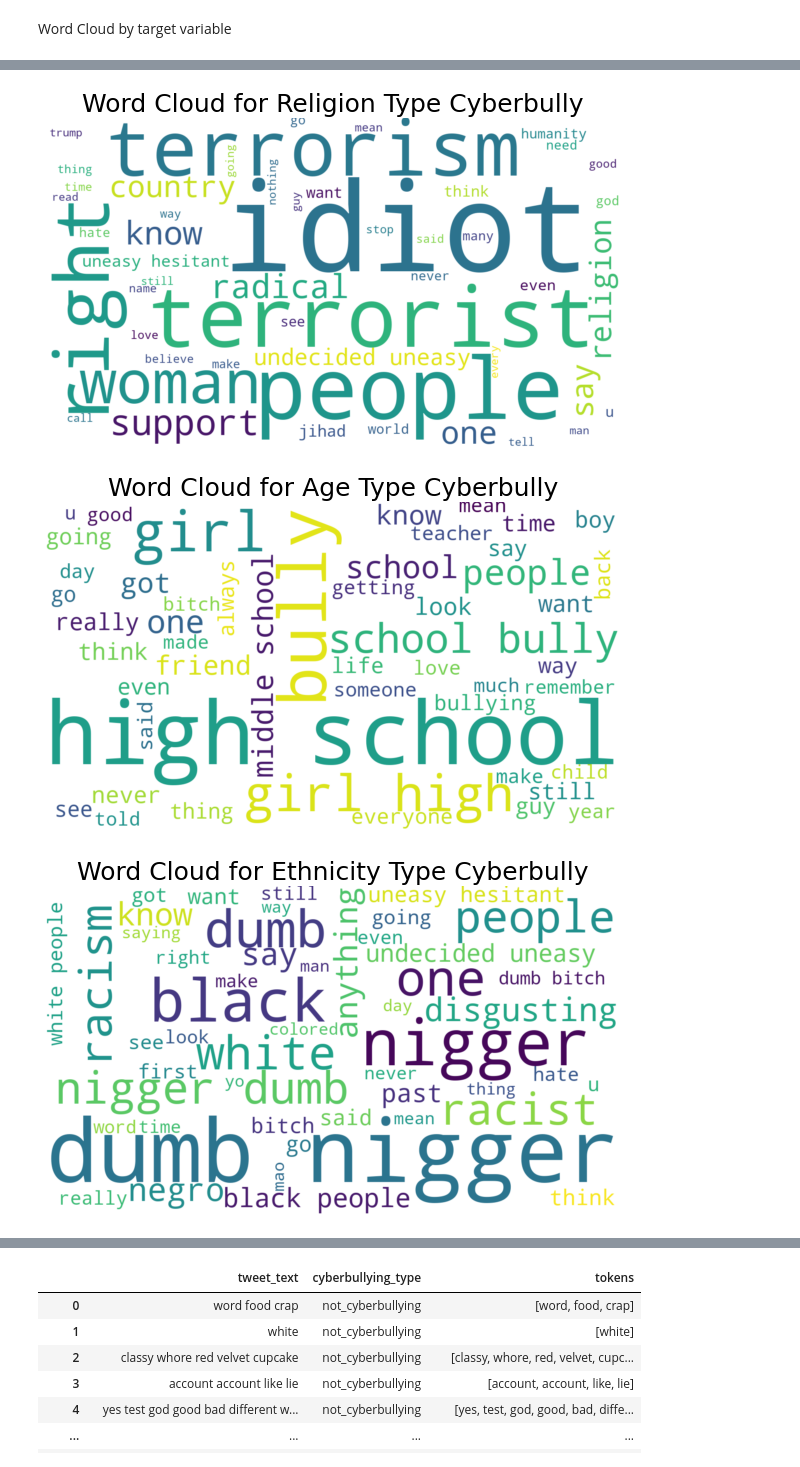
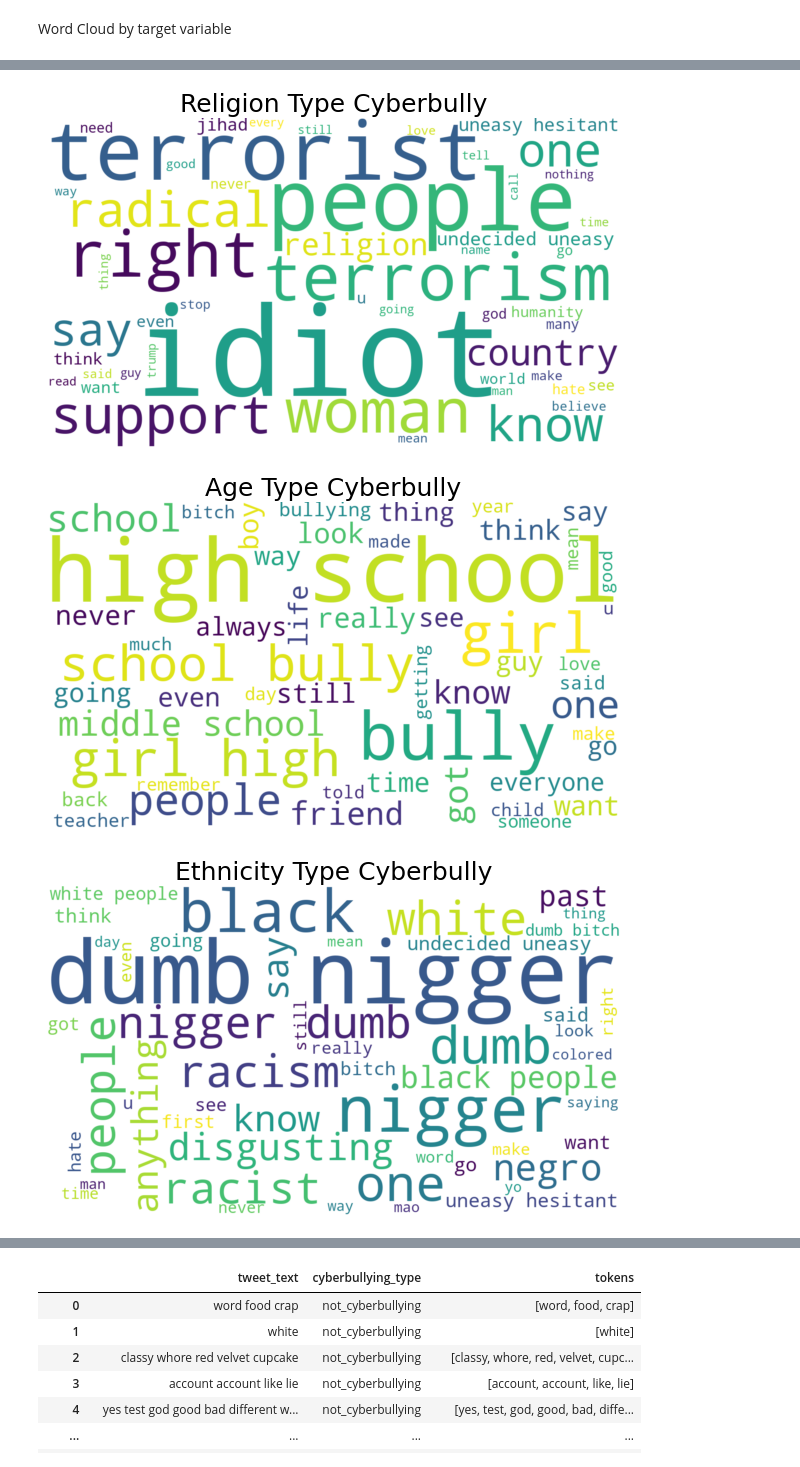
Before and after one commit to ChloeChoyXW/TXSA_Assignment, a Jupyter notebook: EDA.ipynb, the cells around one changed output, grey strips where cells are left out. Drawn from its saved outputs; the diff is of its cells as text; code cells hidden in the pictures.

```diff
--- a/EDA.ipynb
+++ b/EDA.ipynb
@@ -75,16 +75,16 @@ plt.show()
 # %%
 # Religion
 word_string=" ".join(df[df['cyberbullying_type'] == 'religion']['tweet_text'])
 wordcloud = WordCloud(background_color="white", max_words=50, max_font_size= 300,
                       width=1400, height=800).generate(word_string)
 plt.figure(figsize = (8, 8), facecolor = None)
 plt.imshow(wordcloud, interpolation="bilinear")
 plt.axis("off")
 plt.tight_layout(pad = 0)
-plt.title(f"Word Cloud for Religion Type Cyberbully",fontsize=25)
+plt.title(f"Religion Type Cyberbully",fontsize=25)
 plt.show()
 # %% [output]
-[figure, old version]
+[figure, new version]
 # %%
 # Age
 word_string=" ".join(df[df['cyberbullying_type'] == 'age']['tweet_text'])
@@ -94,10 +94,10 @@ plt.figure(figsize = (8, 8), facecolor = None)
 plt.imshow(wordcloud, interpolation="bilinear")
 plt.axis("off")
 plt.tight_layout(pad = 0)
-plt.title(f"Word Cloud for Age Type Cyberbully",fontsize=25)
+plt.title(f"Age Type Cyberbully",fontsize=25)
 plt.show()
 # %% [output]
-[figure, old version]
+[figure, new version]
 # %%
 # ethnicity
 word_string=" ".join(df[df['cyberbullying_type'] == 'ethnicity']['tweet_text'])
@@ -107,10 +107,10 @@ plt.figure(figsize = (8, 8), facecolor = None)
 plt.imshow(wordcloud, interpolation="bilinear")
 plt.axis("off")
 plt.tight_layout(pad = 0)
-plt.title(f"Word Cloud for Ethnicity Type Cyberbully",fontsize=25)
+plt.title(f"Ethnicity Type Cyberbully",fontsize=25)
 plt.show()
 # %% [output]
-[figure, old version]
+[figure, new version]
 # %%
 # other_cyberbullying
 word_string=" ".join(df[df['cyberbullying_type'] == 'other_cyberbullying']['tweet_text'])
```
Also changed, not shown: parts of 4 cells of this notebook, 5 other files.
